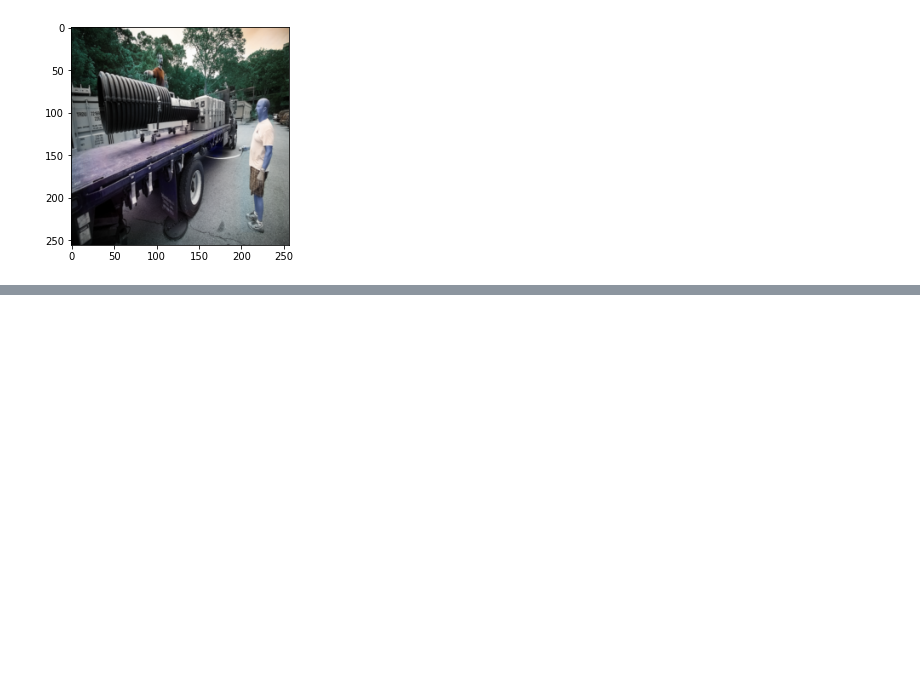
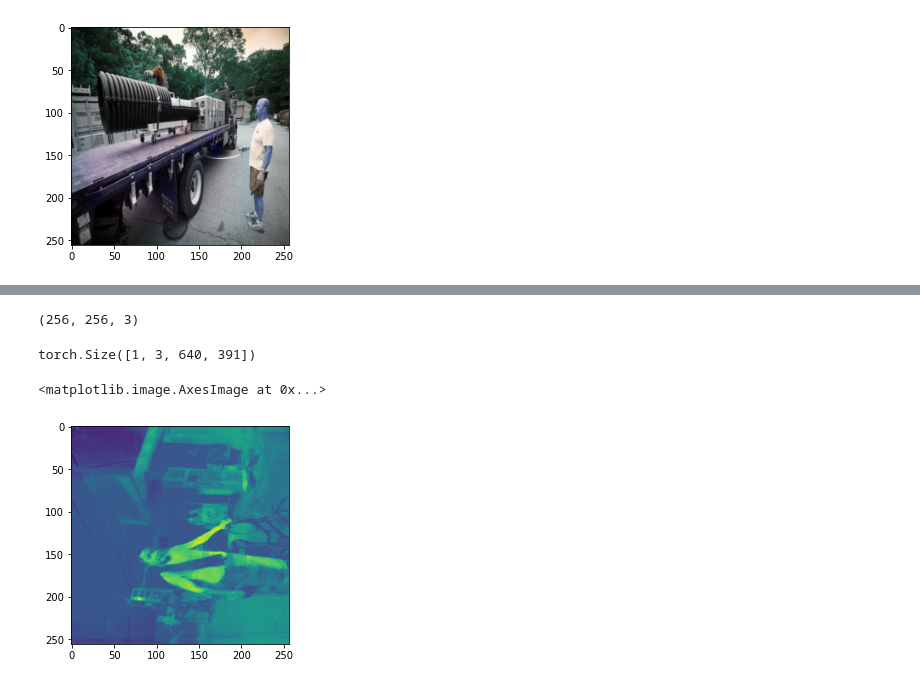
Before and after one commit to mkecera/InstColorization, a Jupyter notebook: Untitled1.ipynb, the cells around one changed output, grey strips where cells are left out. Cells and saved outputs as stored; diff of their text form; code cells hidden in the pictures; blank space fills up the shorter version.

```diff
--- a/Untitled1.ipynb
+++ b/Untitled1.ipynb
@@ -245,0 +366,4 @@ import matplotlib.pyplot as plt
+# %%
+np.array(data_raw['full_img'][0][0]).transpose().shape
+# %% [output]
+(256, 256, 3)
@@ -245,0 +372,4 @@ import matplotlib.pyplot as plt
+# %%
+torch.unsqueeze(image, dim=0).shape
+# %% [output]
+torch.Size([1, 3, 640, 391])
@@ -245,0 +381,6 @@ import matplotlib.pyplot as plt
+# %%
+fake_b = model.fake_B_reg[0].cpu().detach().numpy()[1].transpose()
+plt.imshow(fake_b)
+# %% [output]
+<matplotlib.image.AxesImage at 0x...>
+[figure, added]
```
Also changed, not shown: parts of 41 cells of this notebook, 37 other files.
